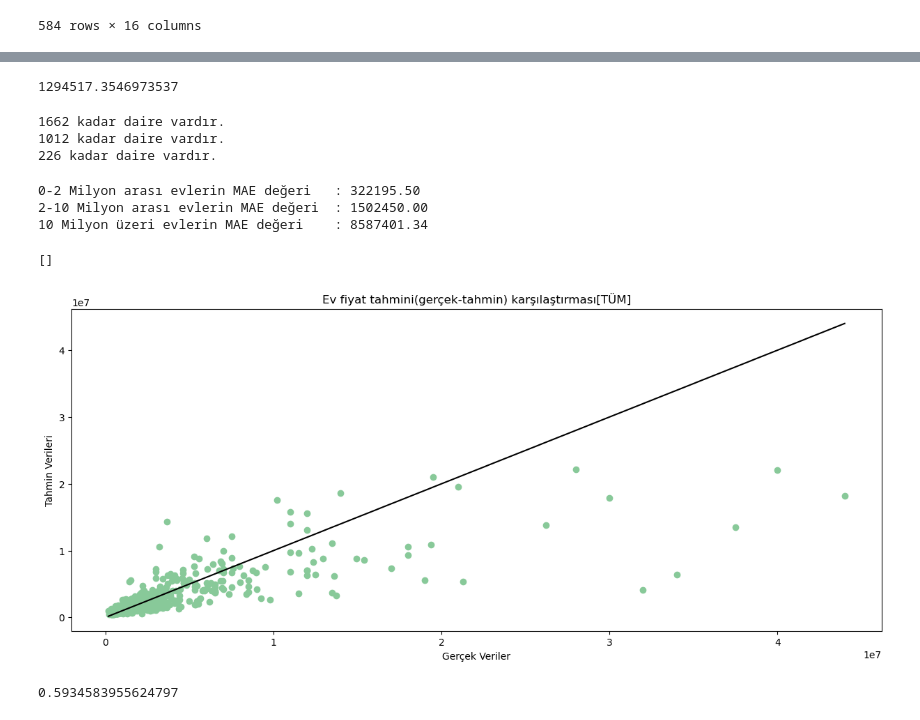
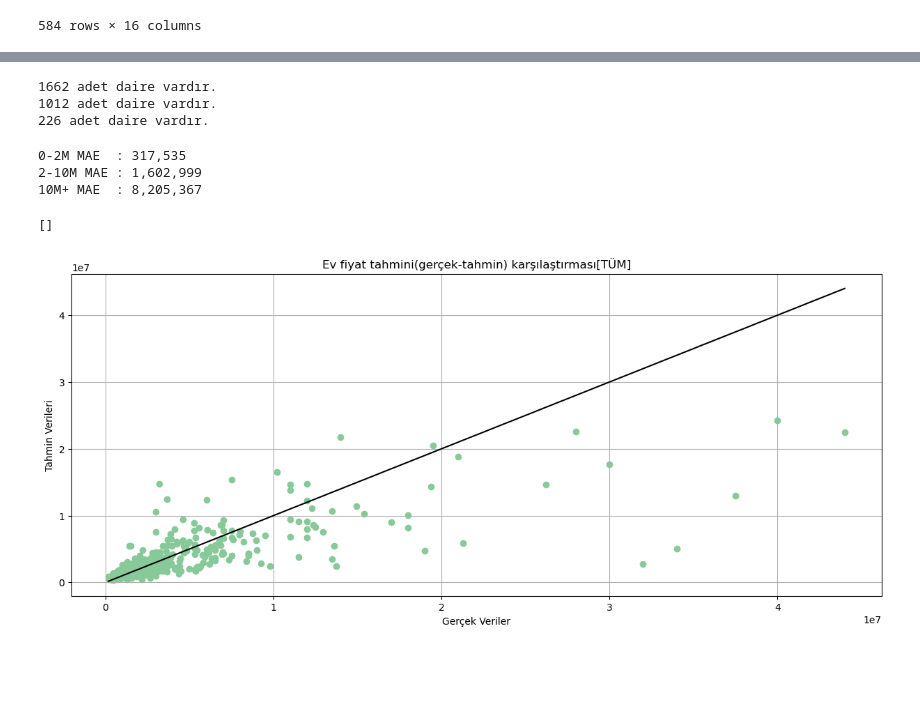
Before and after one commit to AloneMask001/Istanbul-Hause-Price-Prediction, a Jupyter notebook: main.ipynb, the cells around one changed output, grey strips where cells are left out. Drawn from its saved outputs; the diff is of its cells as text; code cells hidden in the pictures; blank space fills up the shorter version.

```diff
--- a/main.ipynb
+++ b/main.ipynb
@@ -724,5 +785,0 @@ y_prediction = np.expm1(y_prediction_log)
-# %%
-y_test_log = y_test
-y_test = np.expm1(y_test_log)
-
-y_test
@@ -782,10 +806,4 @@ max      4.400000e+07
 Name: Fiyatı, dtype: float64
-# %%
-mae = mean_absolute_error(y_test, y_prediction)
-
-mae
-# %% [output]
-1294517.3546973537
 # %%
 m_0_2_arası_ev_veri = veri[veri['Fiyatı'] < 2000000]
 
@@ -797,53 +815,40 @@ ev_classification = [m_0_2_arası_ev_veri, m_2_10_arası_ev_veri,
                      m_10_üstü_ev_veri]
 
 for i in ev_classification:
-    print(f'{len(i)} kadar daire vardır.')
+    print(f'{len(i)} adet daire vardır.')
 # %% [output]
-1662 kadar daire vardır.
-1012 kadar daire vardır.
-226 kadar daire vardır.
+1662 adet daire vardır.
+1012 adet daire vardır.
+226 adet daire vardır.
 # %%
-# 1. Tahminleri gerçek verilerin indeksleriyle bir seriye dönüştürüyoruz
-y_prediction_series = pd.Series(y_prediction, index=y_test.index)
+y_test_gercek = np.expm1(y_test)
+y_prediction_series = pd.Series(y_pred_gercek, index=y_test.index)
 
-# 2. Ev fiyat grupları için maskeleri (filtreleri) tanımlıyoruz
-mask_2 = (y_test <= 2000000)
-mask_2_10 = (y_test <= 10000000) & (y_test > 2000000)
-mask_10_artı = (y_test > 10000000)
+mask_2    = (y_test_gercek <= 2000000)
+mask_2_10 = (y_test_gercek > 2000000) & (y_test_gercek <= 10000000)
+mask_10   = (y_test_gercek > 10000000)
 
-# 3. Her grup için Ortalama Mutlak Hata (MAE) hesaplıyoruz
-mae_2m_dusuk_evler = mean_absolute_error(y_test[mask_2], y_prediction_series[mask_2])
-mae_2_10m_arası_evler = mean_absolute_error(y_test[mask_2_10], y_prediction_series[mask_2_10])
-mae_10_artı_evler = mean_absolute_error(y_test[mask_10_artı], y_prediction_series[mask_10_artı])
-
-# 4. Sonuçları ekrana yazdırıyoruz
-print(f'0-2 Milyon arası evlerin MAE değeri   : {mae_2m_dusuk_evler:.2f}')
-print(f'2-10 Milyon arası evlerin MAE değeri  : {mae_2_10m_arası_evler:.2f}')
-print(f'10 Milyon üzeri evlerin MAE değeri    : {mae_10_artı_evler:.2f}')
+print(f'0-2M MAE  : {mean_absolute_error(y_test_gercek[mask_2], y_prediction_series[mask_2]):,.0f}')
+print(f'2-10M MAE : {mean_absolute_error(y_test_gercek[mask_2_10], y_prediction_series[mask_2_10]):,.0f}')
+print(f'10M+ MAE  : {mean_absolute_error(y_test_gercek[mask_10], y_prediction_series[mask_10]):,.0f}')
 # %% [output]
-0-2 Milyon arası evlerin MAE değeri   : 322195.50
-2-10 Milyon arası evlerin MAE değeri  : 1502450.00
-10 Milyon üzeri evlerin MAE değeri    : 8587401.34
+0-2M MAE  : 317,535
+2-10M MAE : 1,602,999
+10M+ MAE  : 8,205,367
 # %%
+# Genel grafik
 plt.figure(figsize=(15, 6))
-
-plt.scatter(y_test, y_prediction_series, color = '#88c999')
-
-plt.plot([y_test.min(), y_test.max()],
-         [y_test.min(), y_test.max()],
+plt.scatter(y_test_gercek, y_prediction_series, color='#88c999')
+plt.plot([y_test_gercek.min(), y_test_gercek.max()],
+         [y_test_gercek.min(), y_test_gercek.max()],
          color='black')
-
 plt.xlabel('Gerçek Veriler')
 plt.ylabel('Tahmin Verileri')
+plt.grid(True)
 plt.title('Ev fiyat tahmini(gerçek-tahmin) karşılaştırması[TÜM]')
 plt.plot()
 # %% [output]
 []
-[figure, old version]
+[figure, new version]
-# %%
-r2 = r2_score(y_test, y_prediction_series)
-print(r2)
-# %% [output]
-0.5934583955624797
 # %%
 plt.figure(figsize=(15, 6))
```
Also changed, not shown: parts of 20 cells of this notebook.
